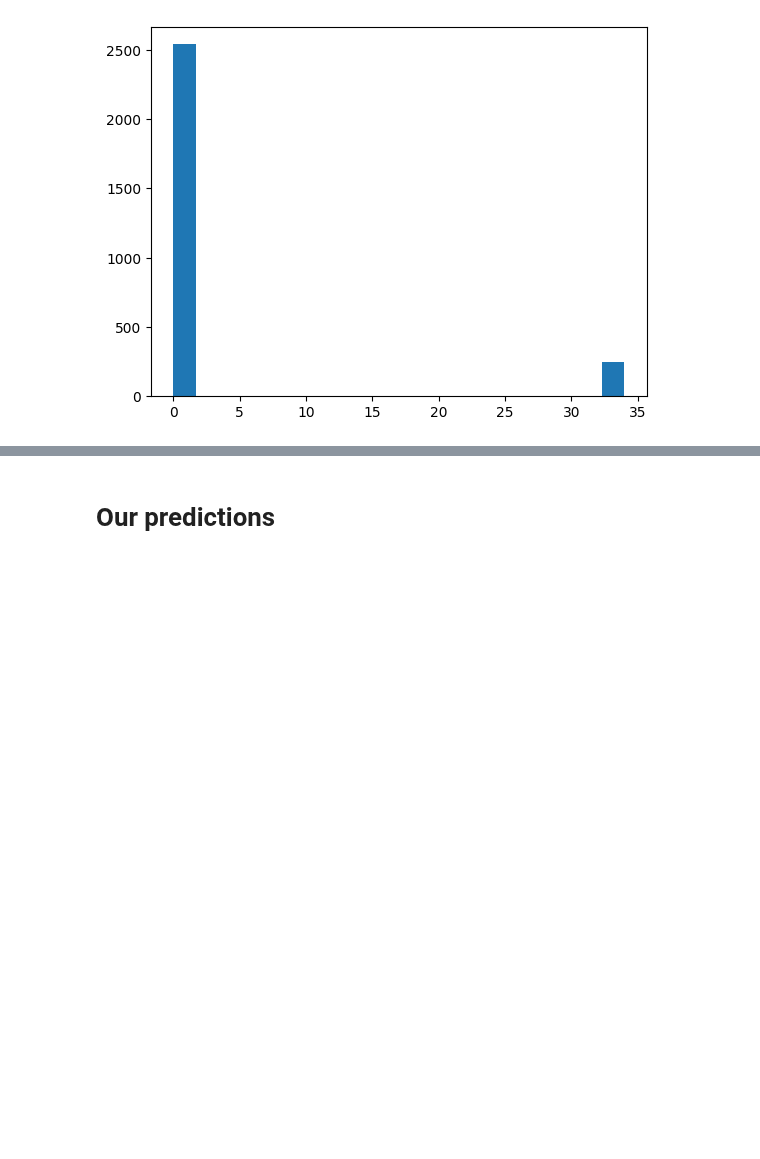
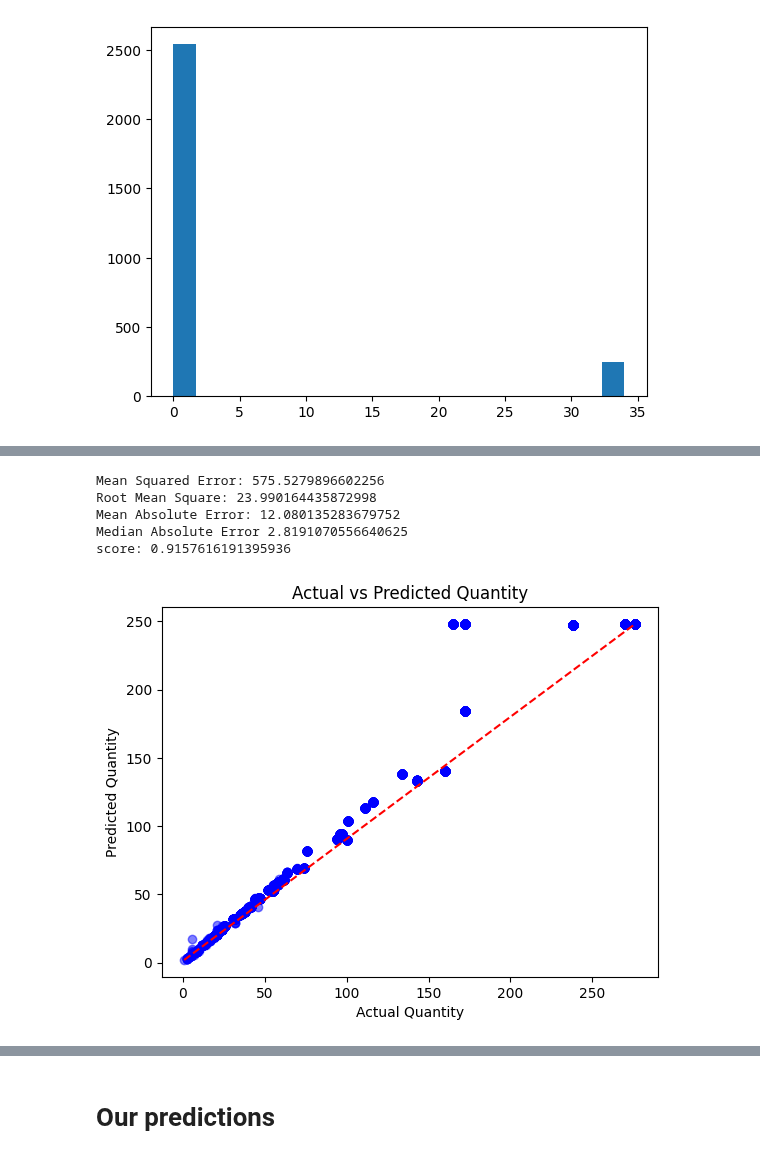
Before and after one commit to Nlasry1996/Nautica-Home, a Jupyter notebook: FamilyItemPred.ipynb, the cells around one changed output, grey strips where cells are left out. Drawn from its saved outputs; the diff is of its cells as text; code cells hidden in the pictures; blank space fills up the shorter version.

```diff
--- a/FamilyItemPred.ipynb
+++ b/FamilyItemPred.ipynb
@@ -604,0 +679,32 @@ plt.hist(err_hist , bins=20)
+# %%
+from sklearn.metrics import *
+
+# Extract the actual values of Quantity_per_FI_per_Month for the second part
+y_actual = selection2["Quantity_per_FI_per_Month"]
+
+# Calculate the mean squared error
+mse = mean_squared_error(y_actual, y_pred)
+mae=mean_absolute_error(y_actual, y_pred)
+MAE=median_absolute_error(y_actual, y_pred)
+score = r2_score(y_actual, y_pred)
+print("Mean Squared Error:", mse)
+print("Root Mean Square:",np.sqrt(mse))
+print("Mean Absolute Error:",mae)
+print("Median Absolute Error",MAE)
+print("score:",score)
+# %% [output]
+Mean Squared Error: 575.5279896602256
+Root Mean Square: 23.990164435872998
+Mean Absolute Error: 12.080135283679752
+Median Absolute Error 2.8191070556640625
+score: 0.9157616191395936
+# %%
+import matplotlib.pyplot as plt
+plt.scatter(y_actual, y_pred, color='blue', alpha=0.5)
+plt.plot([y_actual.min(), y_actual.max()], [y_pred.min(), y_pred.max()], color='red', linestyle='--')
+plt.xlabel('Actual Quantity')
+plt.ylabel('Predicted Quantity')
+plt.title('Actual vs Predicted Quantity')
+plt.show()
+# %% [output]
+[figure, added]
```
Also changed, not shown: parts of 7 cells of this notebook.
